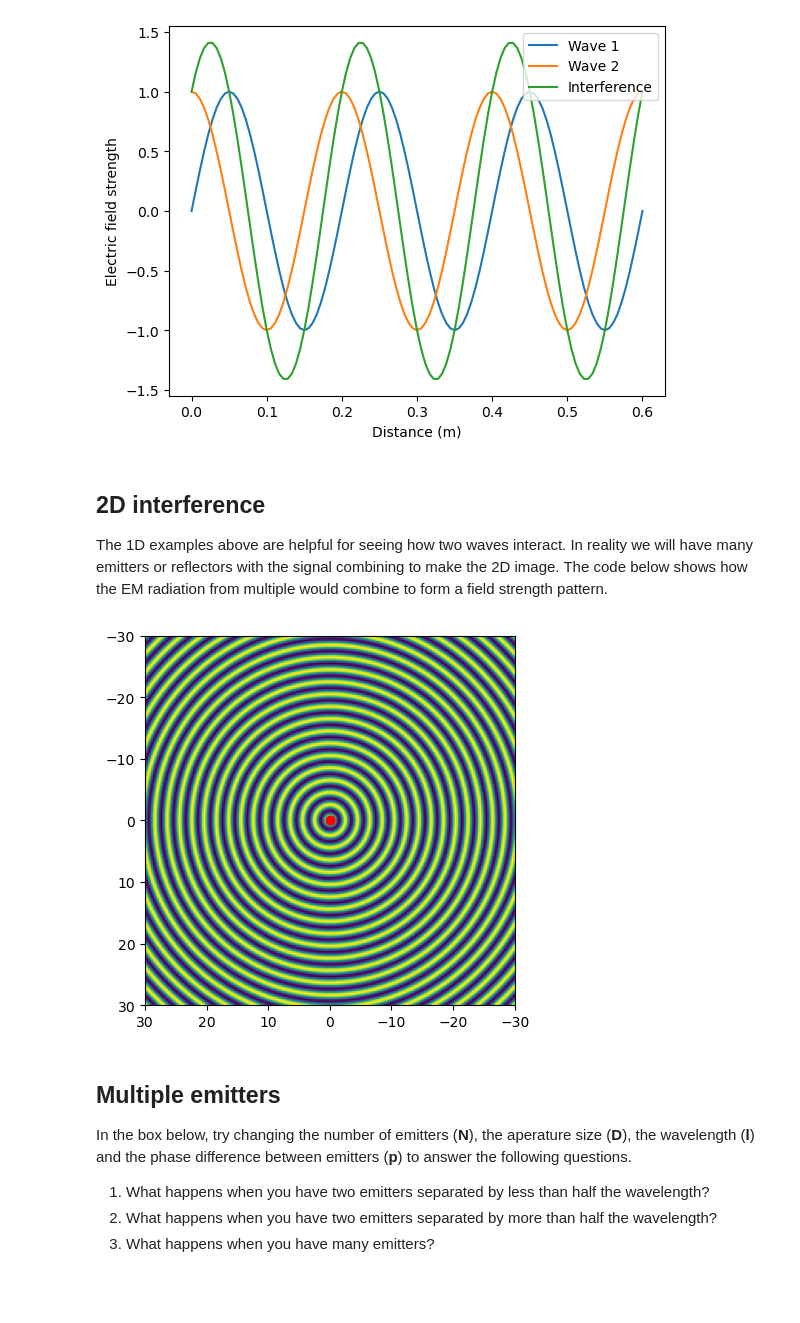
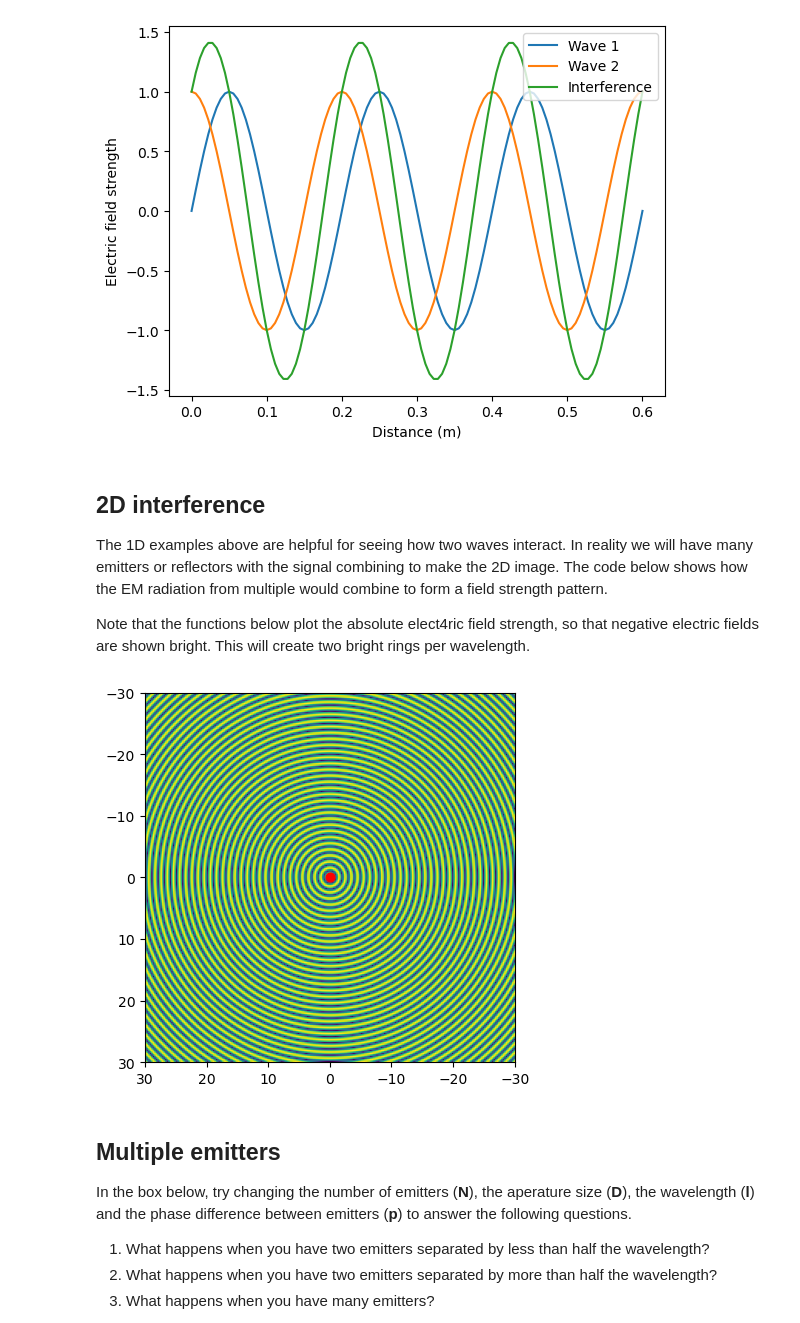
Before and after one commit to edinburgh-university-OOSA/active_sensing, a Jupyter notebook: radar_phase/radar_phase.ipynb, the cells around one changed output. Cells and saved outputs as stored; diff of their text form; code cells hidden in the pictures; blank space fills up the shorter version.

Commit message:
Phase plots now plot absolute electric field.

```diff
--- a/radar_phase/radar_phase.ipynb
+++ b/radar_phase/radar_phase.ipynb
@@ -76,6 +76,8 @@ plotThreeWaves(x,y1,y2,yI)
 ## 2D interference
 
 The 1D examples above are helpful for seeing how two waves interact. In reality we will have many emitters or reflectors with the signal combining to make the 2D image. The code below shows how the EM radiation from multiple would combine to form a field strength pattern.
+
+Note that the functions below plot the absolute elect4ric field strength, so that negative electric fields are shown bright. This will create two bright rings per wavelength.
 # %%
 # define the number of EM sources and the total extent they are spread over (D, aperture size)
 N=1
@@ -142,36 +144,38 @@ def plotInterference(N,D,A,l,p):
 
     # set image size
     imWidth=l*30
+    if(imWidth<50):
+        imWidth=50.0
     res=l/8
     nX=int(imWidth//res)
     nY=int(imWidth//res)
 
 
     # place the emitters
     emitters=placeEmitters(N,D,imWidth,A,l,p)
 
     # loop over emitters and add up field
     fieldS=np.zeros((nX,nY),dtype=float)
     xs=[]  # this still store the emitter positions
     ys=[]
     for i in range(0,N):
         emitters[i].calcDistance(nX,nY,imWidth,res)
         emitters[i].calcField()
         fieldS=fieldS+emitters[i].fieldS
         xs.append(emitters[i].x)   # save emitter positions
         ys.append(emitters[i].y)
 
 
     # plot
-    plt.imshow(fieldS,extent=(imWidth/2,-imWidth/2,imWidth/2,-imWidth/2))
+    plt.imshow(np.abs(fieldS),extent=(imWidth/2,-imWidth/2,imWidth/2,-imWidth/2))
     plt.scatter(x=xs, y=ys, c='r', s=40)
     plt.show()
 
 
 # make the plot
 plotInterference(N,D,A,l,p)
 # %% [output]
-[figure, old version]
+[figure, new version]
 # %% [markdown]
 ## Multiple emitters
 
```
Also changed, not shown: parts of 1 cell of this notebook.
